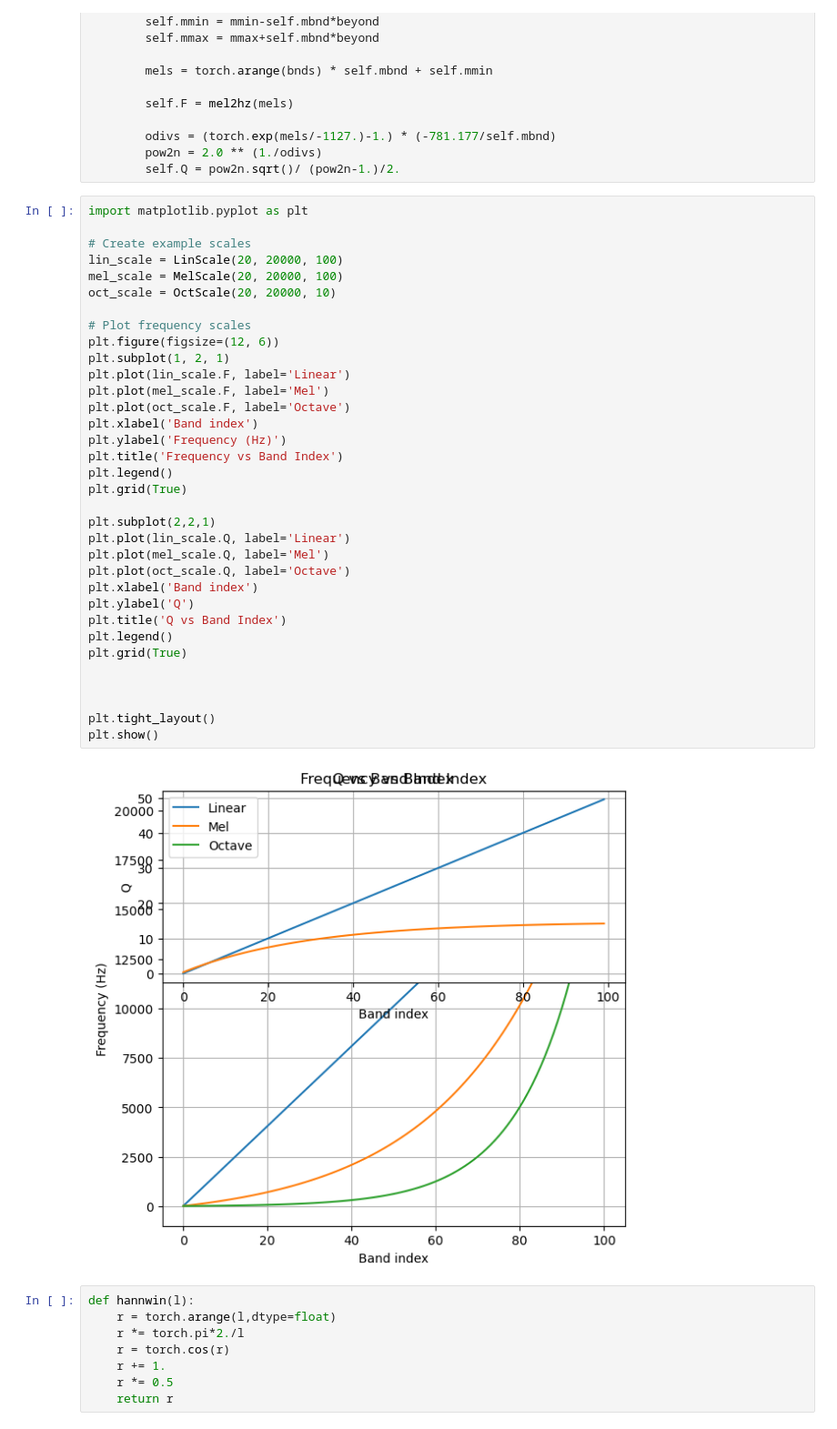
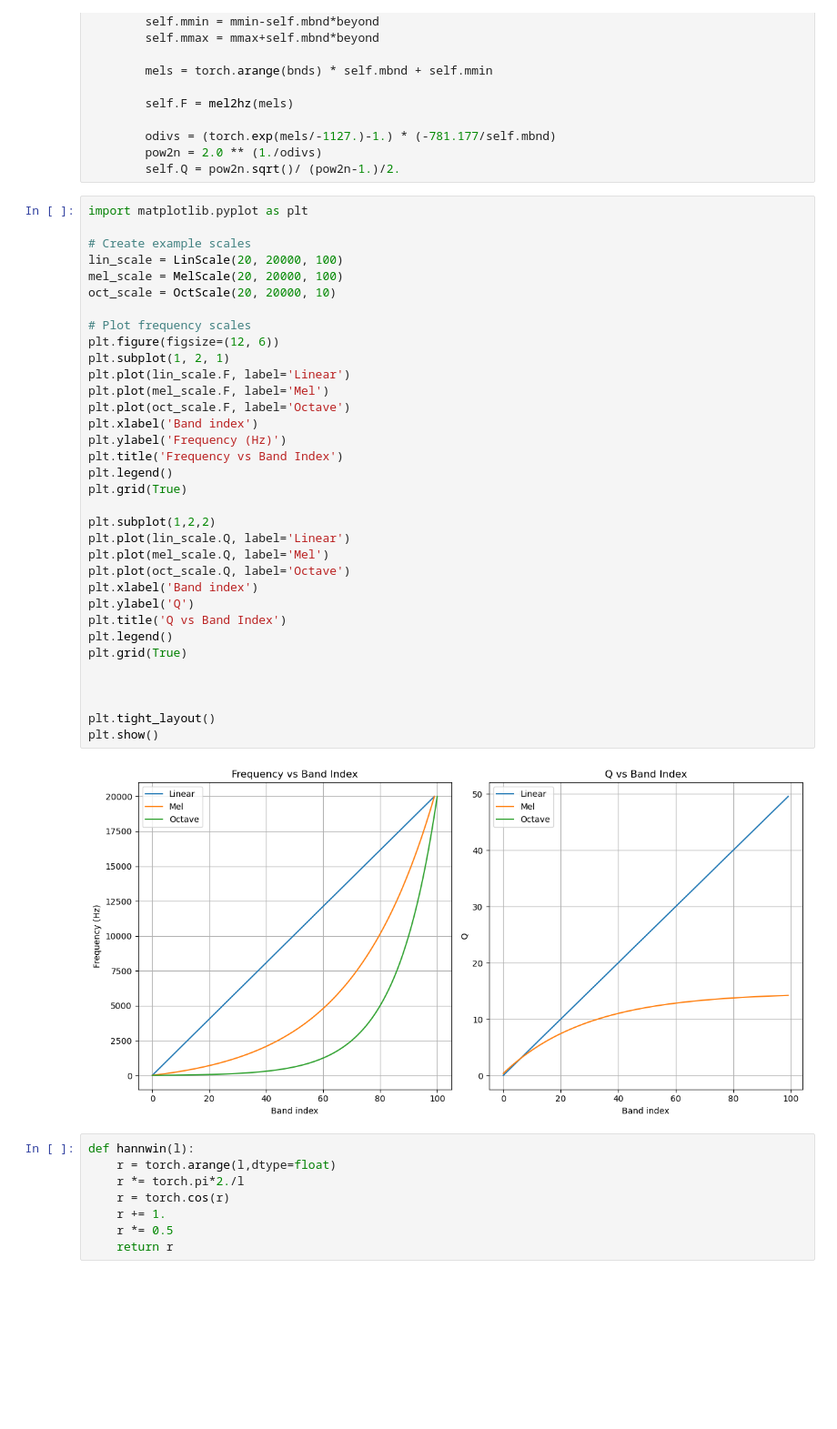
Before and after one commit to tommoED/nsgt-3, a Jupyter notebook: nsgt.ipynb, the cells around one changed output. Shown at 91% size. Cells and saved outputs as stored; diff of their text form; blank space fills up the shorter version.

Commit message:
fix plot

```diff
--- a/nsgt.ipynb
+++ b/nsgt.ipynb
@@ -120,35 +120,35 @@ import matplotlib.pyplot as plt
 lin_scale = LinScale(20, 20000, 100)
 mel_scale = MelScale(20, 20000, 100)
 oct_scale = OctScale(20, 20000, 10)
 
 # Plot frequency scales
 plt.figure(figsize=(12, 6))
 plt.subplot(1, 2, 1)
 plt.plot(lin_scale.F, label='Linear')
 plt.plot(mel_scale.F, label='Mel')
 plt.plot(oct_scale.F, label='Octave')
 plt.xlabel('Band index')
 plt.ylabel('Frequency (Hz)')
 plt.title('Frequency vs Band Index')
 plt.legend()
 plt.grid(True)
 
-plt.subplot(2,2,1)
+plt.subplot(1,2,2)
 plt.plot(lin_scale.Q, label='Linear')
 plt.plot(mel_scale.Q, label='Mel')
 plt.plot(oct_scale.Q, label='Octave')
 plt.xlabel('Band index')
 plt.ylabel('Q')
 plt.title('Q vs Band Index')
 plt.legend()
 plt.grid(True)
 
 
 
 plt.tight_layout()
 plt.show()
 # %% [output]
-[figure, old version]
+[figure, new version]
 # %%
 def hannwin(l):
     r = torch.arange(l,dtype=float)
```
